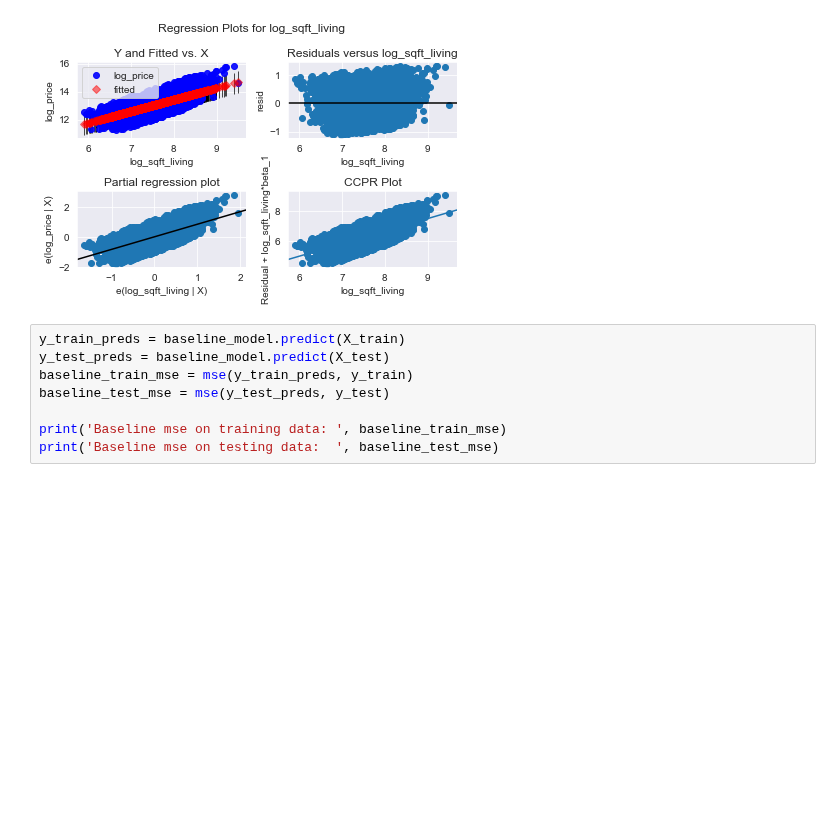
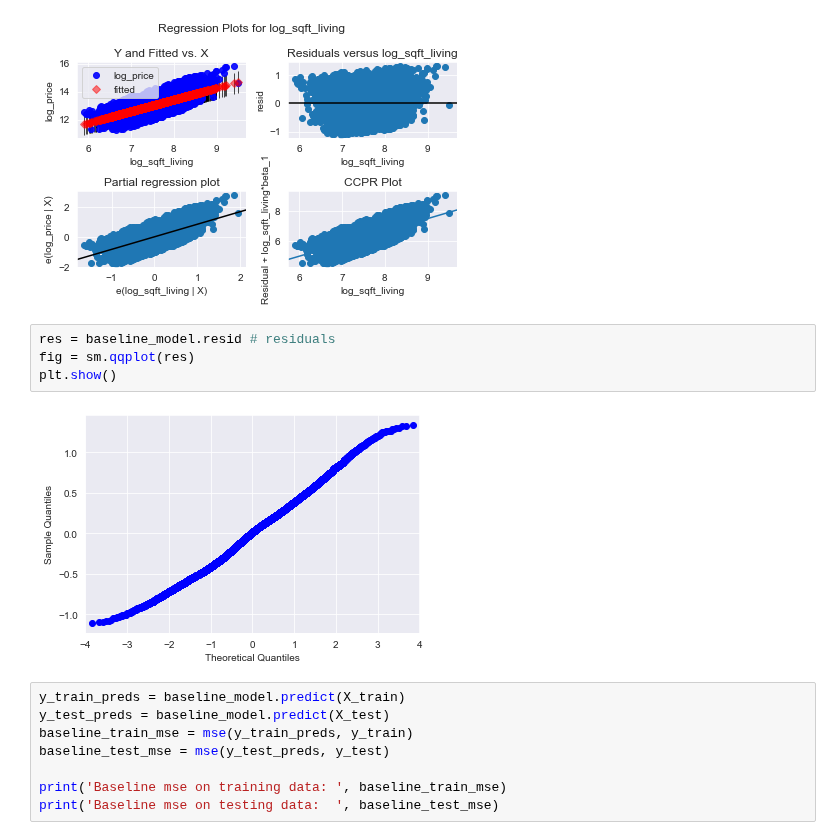
Before and after one commit to jmarkowi/kingcounty, a Jupyter notebook: predicting_prices_king_count-checkpoint.ipynb, the cells around one changed output. Cells and saved outputs as stored; diff of their text form; blank space fills up the shorter version.

```diff
--- a/predicting_prices_king_count-checkpoint.ipynb
+++ b/predicting_prices_king_count-checkpoint.ipynb
@@ -300,6 +340,12 @@ fig = sm.graphics.plot_regress_exog(baseline_model, "log_sqft_living")
 fig.tight_layout(pad=1.0)
 # %% [output]
 [figure]
+# %%
+res = baseline_model.resid # residuals
+fig = sm.qqplot(res)
+plt.show()
+# %% [output]
+[figure, added]
 # %%
 y_train_preds = baseline_model.predict(X_train)
 y_test_preds = baseline_model.predict(X_test)
```
Also changed, not shown: parts of 54 cells of this notebook, 1 other file.
